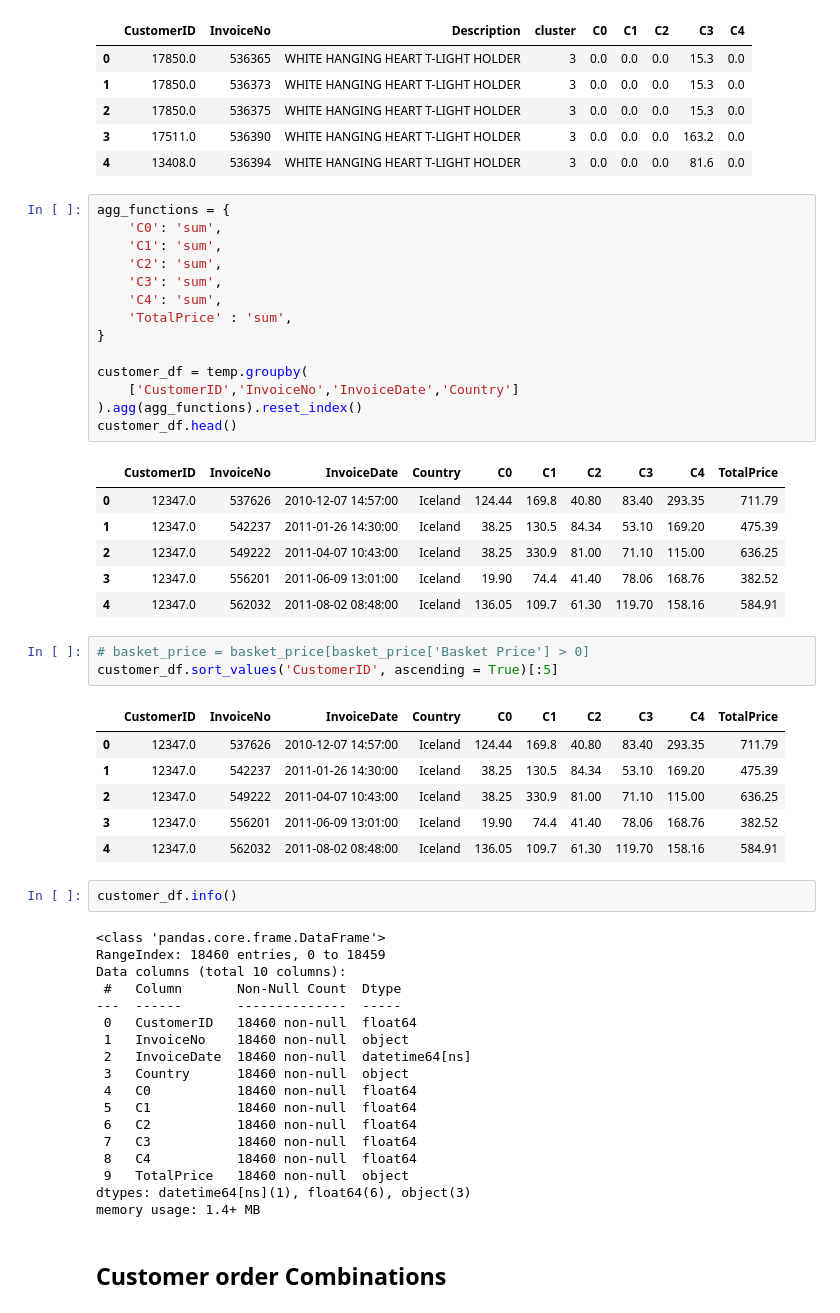
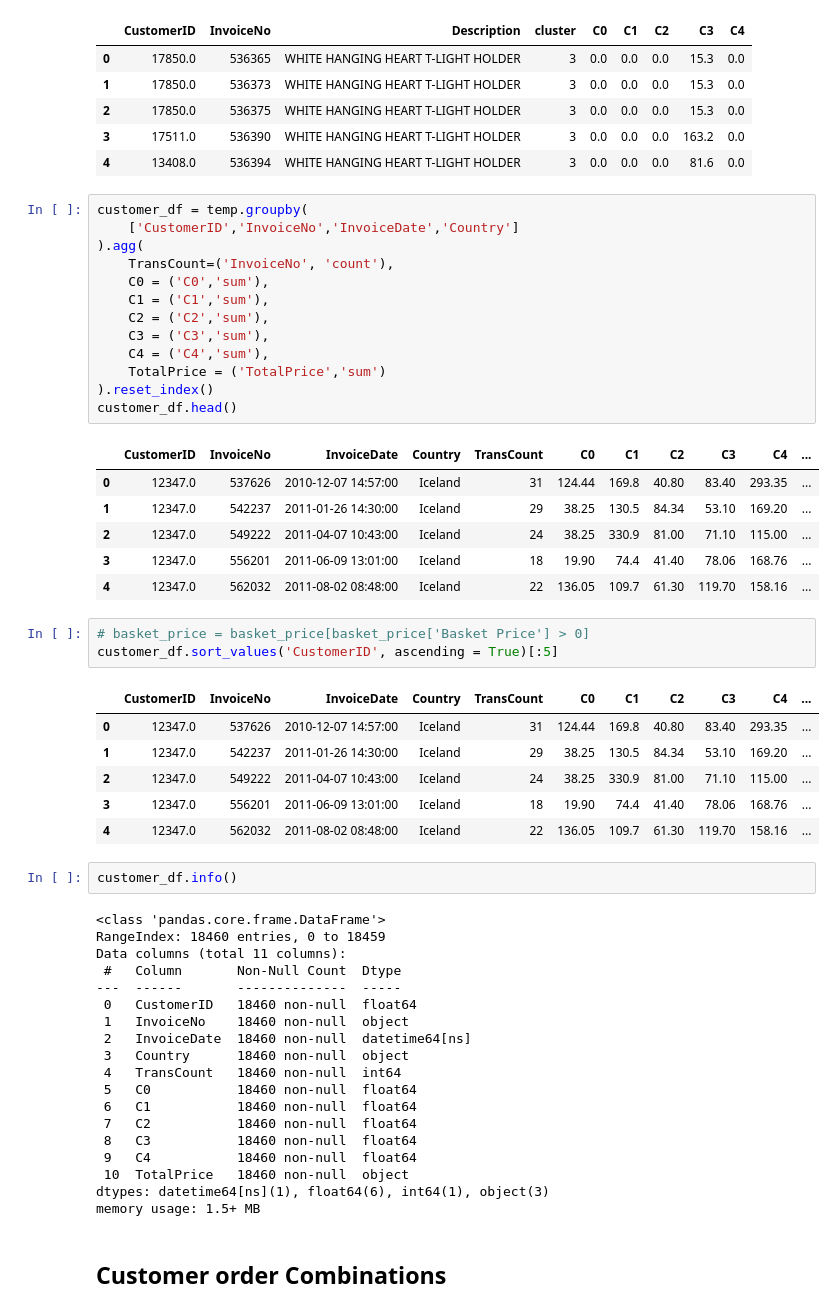
Before and after one commit to shubhjadhav/Customer-Segmentation, a Jupyter notebook: Code/customer-segmentation.ipynb, the cells around one changed output. Drawn from its saved outputs; the diff is of its cells as text.

```diff
--- a/Code/customer-segmentation.ipynb
+++ b/Code/customer-segmentation.ipynb
@@ -636,56 +647,56 @@ temp[['CustomerID', 'InvoiceNo', 'Description', 'cluster', 'C0', 'C1', 'C2', 'C3
 | 3 | 17511.0 | 536390 | WHITE HANGING HEART T-LIGHT HOLDER | 3 | 0.0 | 0.0 | 0.0 | 163.2 | 0.0 |
 | 4 | 13408.0 | 536394 | WHITE HANGING HEART T-LIGHT HOLDER | 3 | 0.0 | 0.0 | 0.0 | 81.6 | 0.0 |
 # %%
-agg_functions = {
-    'C0': 'sum',
-    'C1': 'sum',
-    'C2': 'sum',
-    'C3': 'sum',
-    'C4': 'sum',
-    'TotalPrice' : 'sum',
-}
-
 customer_df = temp.groupby(
     ['CustomerID','InvoiceNo','InvoiceDate','Country']
-).agg(agg_functions).reset_index()
+).agg(
+    TransCount=('InvoiceNo', 'count'),
+    C0 = ('C0','sum'),
+    C1 = ('C1','sum'),
+    C2 = ('C2','sum'),
+    C3 = ('C3','sum'),
+    C4 = ('C4','sum'),
+    TotalPrice = ('TotalPrice','sum')
+).reset_index()
 customer_df.head()
 # %% [output]
-|  | CustomerID | InvoiceNo | InvoiceDate | Country | C0 | C1 | C2 | C3 | C4 | TotalPrice |
-| 0 | 12347.0 | 537626 | 2010-12-07 14:57:00 | Iceland | 124.44 | 169.8 | 40.80 | 83.40 | 293.35 | 711.79 |
-| 1 | 12347.0 | 542237 | 2011-01-26 14:30:00 | Iceland | 38.25 | 130.5 | 84.34 | 53.10 | 169.20 | 475.39 |
-| 2 | 12347.0 | 549222 | 2011-04-07 10:43:00 | Iceland | 38.25 | 330.9 | 81.00 | 71.10 | 115.00 | 636.25 |
-| 3 | 12347.0 | 556201 | 2011-06-09 13:01:00 | Iceland | 19.90 | 74.4 | 41.40 | 78.06 | 168.76 | 382.52 |
-| 4 | 12347.0 | 562032 | 2011-08-02 08:48:00 | Iceland | 136.05 | 109.7 | 61.30 | 119.70 | 158.16 | 584.91 |
+|  | CustomerID | InvoiceNo | InvoiceDate | Country | TransCount | C0 | C1 | C2 | C3 | C4 | ... |
+| 0 | 12347.0 | 537626 | 2010-12-07 14:57:00 | Iceland | 31 | 124.44 | 169.8 | 40.80 | 83.40 | 293.35 | ... |
+| 1 | 12347.0 | 542237 | 2011-01-26 14:30:00 | Iceland | 29 | 38.25 | 130.5 | 84.34 | 53.10 | 169.20 | ... |
+| 2 | 12347.0 | 549222 | 2011-04-07 10:43:00 | Iceland | 24 | 38.25 | 330.9 | 81.00 | 71.10 | 115.00 | ... |
+| 3 | 12347.0 | 556201 | 2011-06-09 13:01:00 | Iceland | 18 | 19.90 | 74.4 | 41.40 | 78.06 | 168.76 | ... |
+| 4 | 12347.0 | 562032 | 2011-08-02 08:48:00 | Iceland | 22 | 136.05 | 109.7 | 61.30 | 119.70 | 158.16 | ... |
 # %%
 # basket_price = basket_price[basket_price['Basket Price'] > 0]
 customer_df.sort_values('CustomerID', ascending = True)[:5]
 # %% [output]
-|  | CustomerID | InvoiceNo | InvoiceDate | Country | C0 | C1 | C2 | C3 | C4 | TotalPrice |
-| 0 | 12347.0 | 537626 | 2010-12-07 14:57:00 | Iceland | 124.44 | 169.8 | 40.80 | 83.40 | 293.35 | 711.79 |
-| 1 | 12347.0 | 542237 | 2011-01-26 14:30:00 | Iceland | 38.25 | 130.5 | 84.34 | 53.10 | 169.20 | 475.39 |
-| 2 | 12347.0 | 549222 | 2011-04-07 10:43:00 | Iceland | 38.25 | 330.9 | 81.00 | 71.10 | 115.00 | 636.25 |
-| 3 | 12347.0 | 556201 | 2011-06-09 13:01:00 | Iceland | 19.90 | 74.4 | 41.40 | 78.06 | 168.76 | 382.52 |
-| 4 | 12347.0 | 562032 | 2011-08-02 08:48:00 | Iceland | 136.05 | 109.7 | 61.30 | 119.70 | 158.16 | 584.91 |
+|  | CustomerID | InvoiceNo | InvoiceDate | Country | TransCount | C0 | C1 | C2 | C3 | C4 | ... |
+| 0 | 12347.0 | 537626 | 2010-12-07 14:57:00 | Iceland | 31 | 124.44 | 169.8 | 40.80 | 83.40 | 293.35 | ... |
+| 1 | 12347.0 | 542237 | 2011-01-26 14:30:00 | Iceland | 29 | 38.25 | 130.5 | 84.34 | 53.10 | 169.20 | ... |
+| 2 | 12347.0 | 549222 | 2011-04-07 10:43:00 | Iceland | 24 | 38.25 | 330.9 | 81.00 | 71.10 | 115.00 | ... |
+| 3 | 12347.0 | 556201 | 2011-06-09 13:01:00 | Iceland | 18 | 19.90 | 74.4 | 41.40 | 78.06 | 168.76 | ... |
+| 4 | 12347.0 | 562032 | 2011-08-02 08:48:00 | Iceland | 22 | 136.05 | 109.7 | 61.30 | 119.70 | 158.16 | ... |
 # %%
 customer_df.info()
 # %% [output]
 <class 'pandas.core.frame.DataFrame'>
 RangeIndex: 18460 entries, 0 to 18459
-Data columns (total 10 columns):
+Data columns (total 11 columns):
  #   Column       Non-Null Count  Dtype
 ---  ------       --------------  -----
  0   CustomerID   18460 non-null  float64
  1   InvoiceNo    18460 non-null  object
  2   InvoiceDate  18460 non-null  datetime64[ns]
  3   Country      18460 non-null  object
- 4   C0           18460 non-null  float64
- 5   C1           18460 non-null  float64
- 6   C2           18460 non-null  float64
- 7   C3           18460 non-null  float64
- 8   C4           18460 non-null  float64
- 9   TotalPrice   18460 non-null  object
-dtypes: datetime64[ns](1), float64(6), object(3)
-memory usage: 1.4+ MB
+ 4   TransCount   18460 non-null  int64
+ 5   C0           18460 non-null  float64
+ 6   C1           18460 non-null  float64
+ 7   C2           18460 non-null  float64
+ 8   C3           18460 non-null  float64
+ 9   C4           18460 non-null  float64
+ 10  TotalPrice   18460 non-null  object
+dtypes: datetime64[ns](1), float64(6), int64(1), object(3)
+memory usage: 1.5+ MB
 # %% [markdown]
 ## Customer order Combinations
 # %%
```
Also changed, not shown: parts of 21 cells of this notebook.
